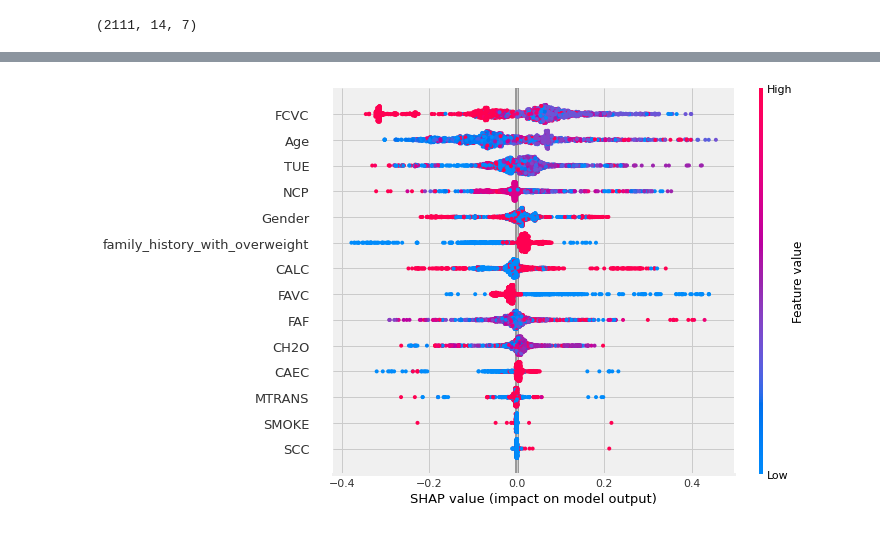
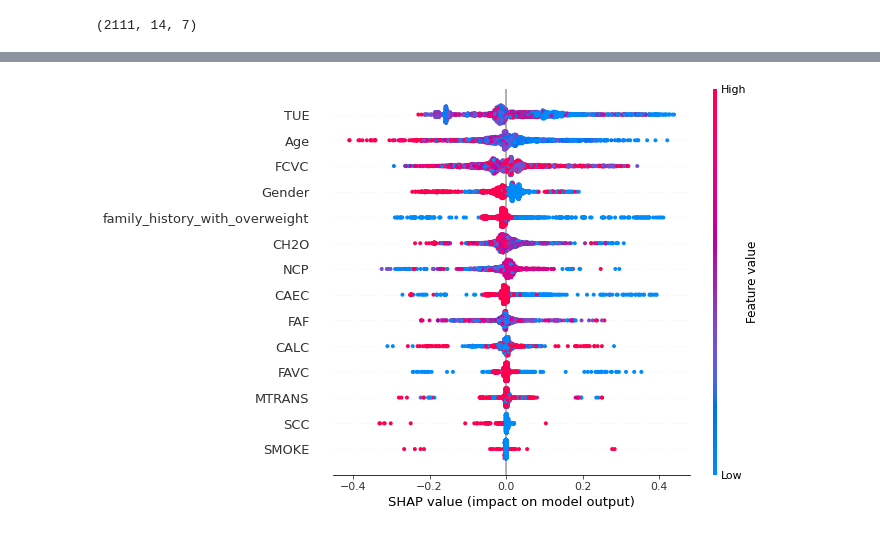
Before and after one commit to dgtzm99/SHAP-Methods-for-Model-Explainability, a Jupyter notebook: case2_Decision_Tree.ipynb, the cells around one changed output, grey strips where cells are left out. Cells and saved outputs as stored; diff of their text form; code cells hidden in the pictures.

```diff
--- a/case2_Decision_Tree.ipynb
+++ b/case2_Decision_Tree.ipynb
@@ -449,5 +283,6 @@ shap.summary_plot(shap_values2, X.values, plot_type="bar", class_names=target_cl
 # %%
-shap.summary_plot(shap_values2[6], X.values, class_names=target_class,
+# beesawarm plot
+shap.summary_plot(shap_values[:,:,1], X.values, class_names=target_class,
                  feature_names=X.columns)
 # %% [output]
-[figure, old version]
+[figure, new version]
```
Also changed, not shown: parts of 55 cells of this notebook, 22 other files.
